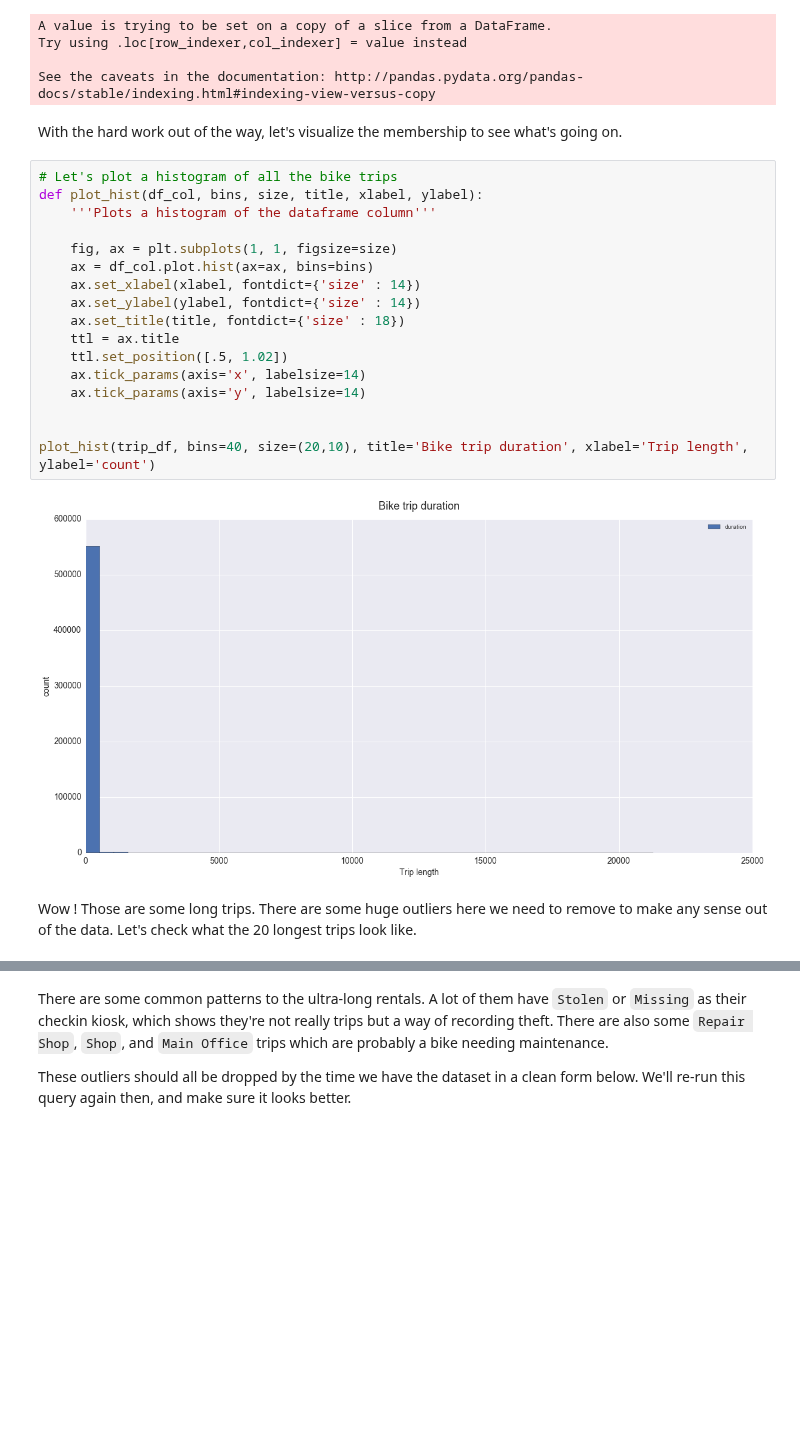
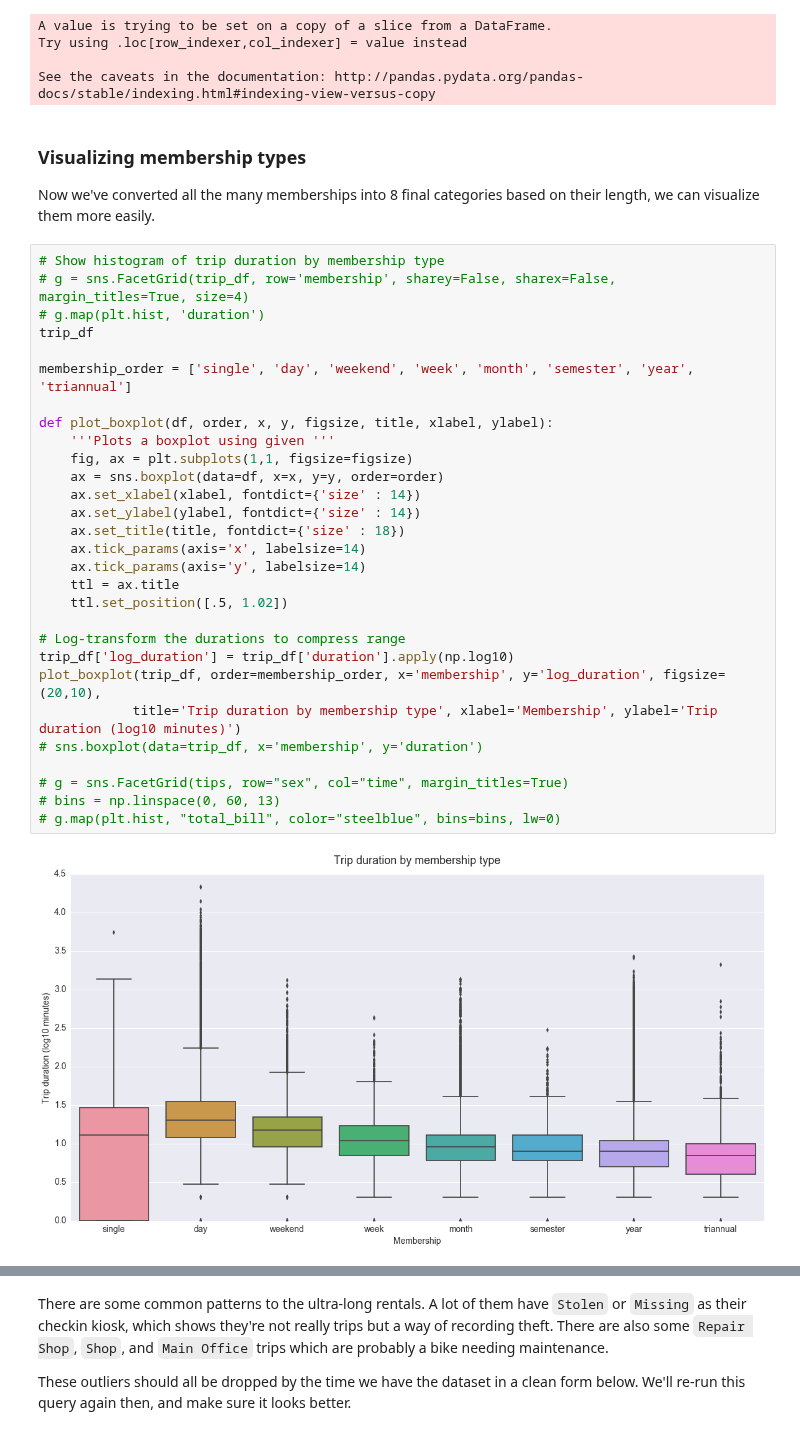
Before and after one commit to timgasser/bcycle-austin, a Jupyter notebook: notebooks/bcycle_all_data_eda.ipynb, the cells around one changed output, grey strips where cells are left out. Cells and saved outputs as stored; diff of their text form; blank space fills up the shorter version.

```diff
--- a/notebooks/bcycle_all_data_eda.ipynb
+++ b/notebooks/bcycle_all_data_eda.ipynb
@@ -206,26 +211,38 @@ A value is trying to be set on a copy of a slice from a DataFrame.
 Try using .loc[row_indexer,col_indexer] = value instead
 
 See the caveats in the documentation: http://pandas.pydata.org/pandas-docs/stable/indexing.html#indexing-view-versus-copy
-# %% [markdown]
-With the hard work out of the way, let's visualize the membership to see what's going on.
-# %%
-# Let's plot a histogram of all the bike trips
-def plot_hist(df_col, bins, size, title, xlabel, ylabel):
-    '''Plots a histogram of the dataframe column'''
-
-    fig, ax = plt.subplots(1, 1, figsize=size)
-    ax = df_col.plot.hist(ax=ax, bins=bins)
-    ax.set_xlabel(xlabel, fontdict={'size' : 14})
-    ax.set_ylabel(ylabel, fontdict={'size' : 14})
-    ax.set_title(title, fontdict={'size' : 18})
-    ttl = ax.title
-    ttl.set_position([.5, 1.02])
-    ax.tick_params(axis='x', labelsize=14)
-    ax.tick_params(axis='y', labelsize=14)
-
-
-plot_hist(trip_df, bins=40, size=(20,10), title='Bike trip duration', xlabel='Trip length', ylabel='count')
-# %% [output]
-[figure, removed]
-# %% [markdown]
-Wow ! Those are some long trips. There are some huge outliers here we need to remove to make any sense out of the data. Let's check what the 20 longest trips look like.
+# %% [markdown]
+### Visualizing membership types
+
+Now we've converted all the many memberships into 8 final categories based on their length, we can visualize them more easily.
+# %%
+# Show histogram of trip duration by membership type
+# g = sns.FacetGrid(trip_df, row='membership', sharey=False, sharex=False, margin_titles=True, size=4)
+# g.map(plt.hist, 'duration')
+trip_df
+
+membership_order = ['single', 'day', 'weekend', 'week', 'month', 'semester', 'year', 'triannual']
+
+def plot_boxplot(df, order, x, y, figsize, title, xlabel, ylabel):
+    '''Plots a boxplot using given '''
+    fig, ax = plt.subplots(1,1, figsize=figsize)
+    ax = sns.boxplot(data=df, x=x, y=y, order=order)
+    ax.set_xlabel(xlabel, fontdict={'size' : 14})
+    ax.set_ylabel(ylabel, fontdict={'size' : 14})
+    ax.set_title(title, fontdict={'size' : 18})
+    ax.tick_params(axis='x', labelsize=14)
+    ax.tick_params(axis='y', labelsize=14)
+    ttl = ax.title
+    ttl.set_position([.5, 1.02])
+
+# Log-transform the durations to compress range
+trip_df['log_duration'] = trip_df['duration'].apply(np.log10)
+plot_boxplot(trip_df, order=membership_order, x='membership', y='log_duration', figsize=(20,10),
+            title='Trip duration by membership type', xlabel='Membership', ylabel='Trip duration (log10 minutes)')
+# sns.boxplot(data=trip_df, x='membership', y='duration')
+
+# g = sns.FacetGrid(tips, row="sex", col="time", margin_titles=True)
+# bins = np.linspace(0, 60, 13)
+# g.map(plt.hist, "total_bill", color="steelblue", bins=bins, lw=0)
+# %% [output]
+[figure, added]
```
Also changed, not shown: parts of 38 cells of this notebook.
